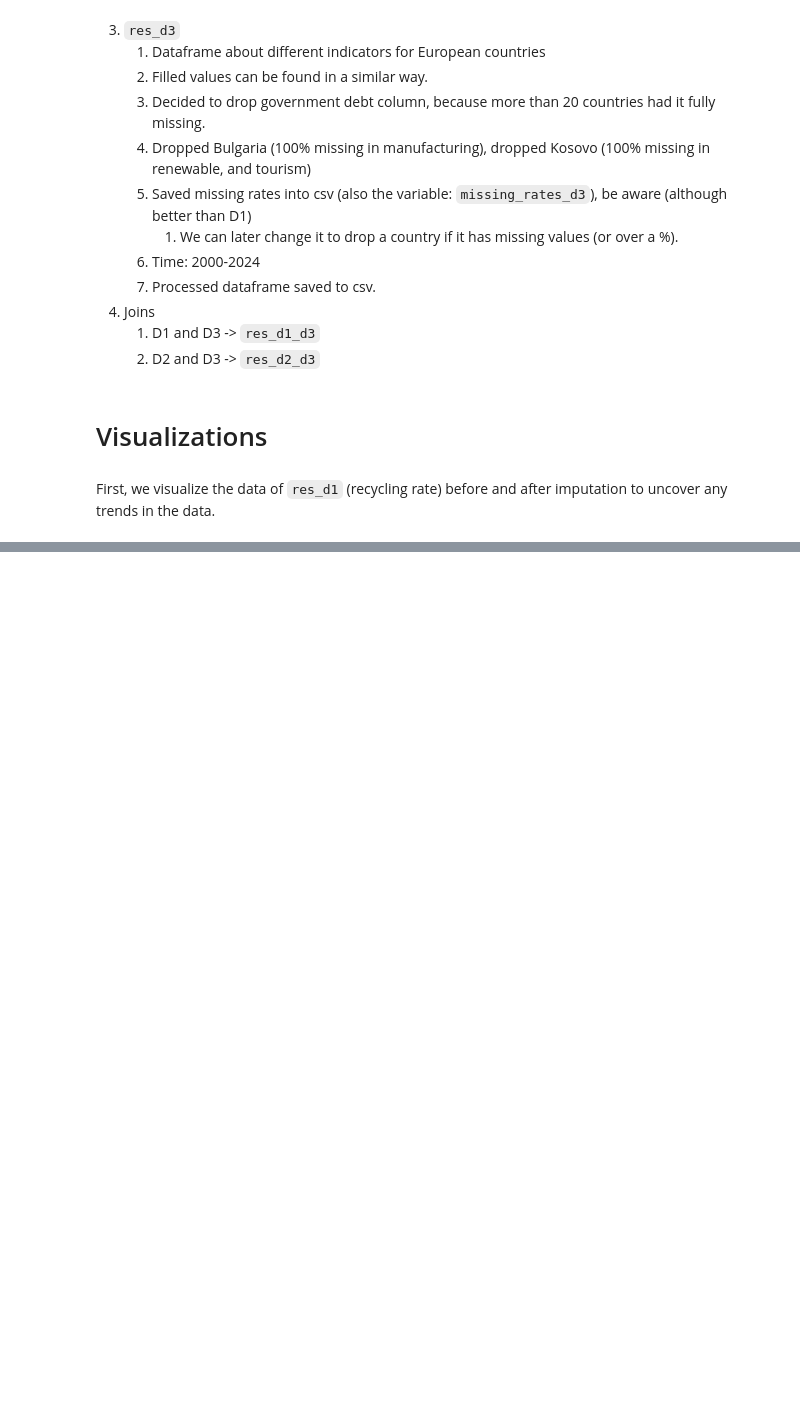
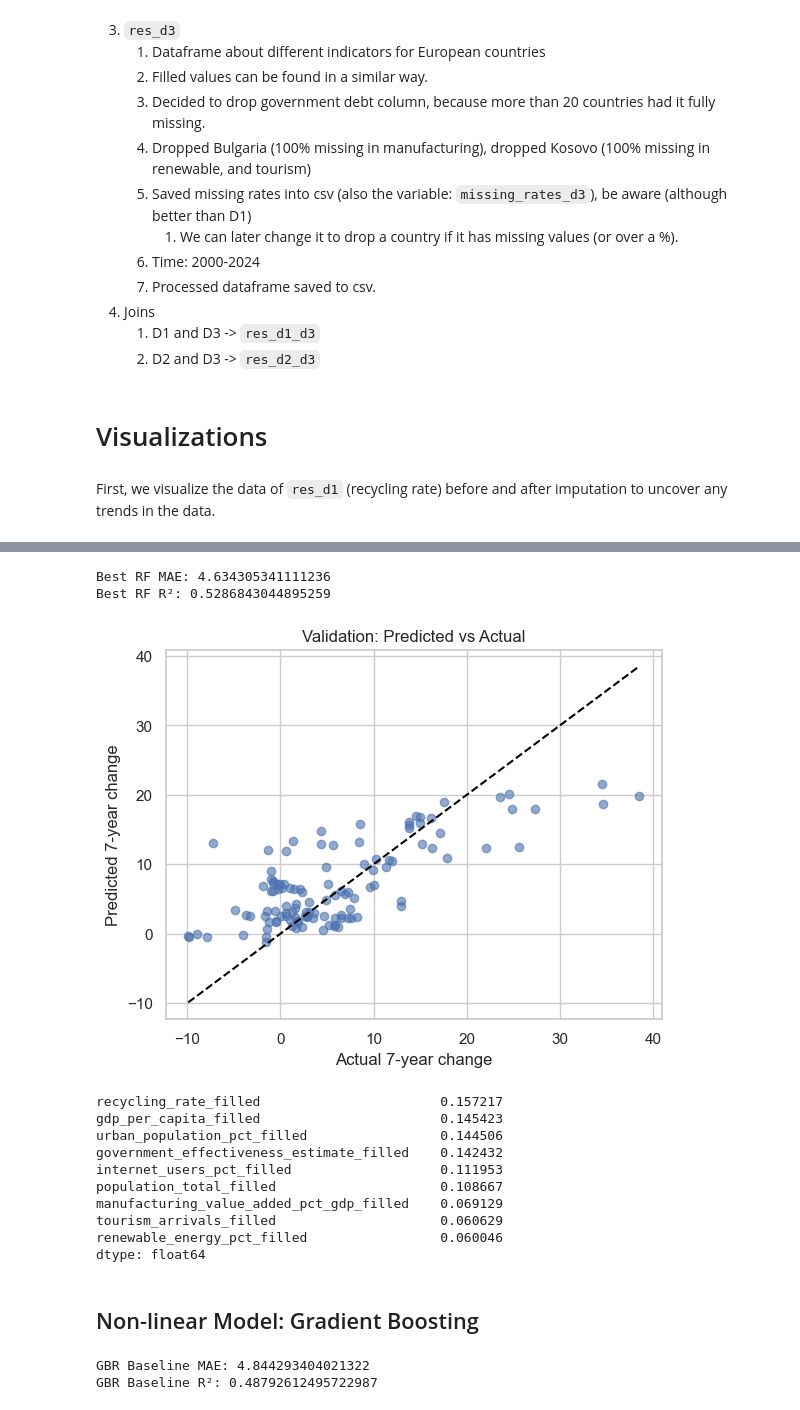
Before and after one commit to karnaukhmariia/recycling-in-europe, a Jupyter notebook: notebook.ipynb, the cells around one changed output, grey strips where cells are left out. Cells and saved outputs as stored; diff of their text form; code cells hidden in the pictures; blank space fills up the shorter version.

```diff
--- a/notebook.ipynb
+++ b/notebook.ipynb
@@ -707,0 +1374,8 @@ plt.show()
+# %%
+# Define basline RF model
+rf_model = RandomForestRegressor(n_estimators=500, random_state=42)
+
+rf_mae, rf_r2, _, _ = evaluate_model(rf_model, X_train, y_train, X_val, y_val)
+
+print("RF Baseline MAE:", rf_mae)
+print("RF Baseline R²:", rf_r2)
@@ -707,0 +1433,59 @@ plt.show()
+# %%
+# Investigate best performing RF model (MAE, R2 & Importances)
+best_rf = RandomForestRegressor(
+    n_estimators=rf_results.iloc[0]["n_estimators"],
+    max_depth=cast_int_or_none(rf_results.iloc[0]["max_depth"]),
+    min_samples_leaf=rf_results.iloc[0]["min_samples_leaf"],
+    min_samples_split=rf_results.iloc[0]["min_samples_split"],
+    max_features=rf_results.iloc[0]["max_features"],
+    random_state=42,
+)
+
+best_rf_mae, best_rf_r2, best_rf, best_rf_preds = evaluate_model(best_rf, X_train, y_train, X_val, y_val)
+
+print("Best RF MAE:", best_rf_mae)
+print("Best RF R²:", best_rf_r2)
+
+plt.scatter(y_val, best_rf_preds, alpha=0.6)
+plt.plot([y_val.min(), y_val.max()],
+         [y_val.min(), y_val.max()],
+         "--", color="black")
+plt.xlabel("Actual 7-year change")
+plt.ylabel("Predicted 7-year change")
+plt.title("Validation: Predicted vs Actual")
+plt.show()
+
+importances = pd.Series(best_rf.feature_importances_, index=feature_cols).sort_values(ascending=False)
+print(importances)
+# %% [output]
+Best RF MAE: 4.634305341111236
+Best RF R²: 0.5286843044895259
+[figure, added]
+recycling_rate_filled                       0.157217
+gdp_per_capita_filled                       0.145423
+urban_population_pct_filled                 0.144506
+government_effectiveness_estimate_filled    0.142432
+internet_users_pct_filled                   0.111953
+population_total_filled                     0.108667
+manufacturing_value_added_pct_gdp_filled    0.069129
+tourism_arrivals_filled                     0.060629
+renewable_energy_pct_filled                 0.060046
+dtype: float64
+# %% [markdown]
+## Non-linear Model: Gradient Boosting
+# %%
+# Define baseline Gradient Boosting model
+gbr = GradientBoostingRegressor(
+    n_estimators=500,
+    learning_rate=0.05,
+    max_depth=5,
+    random_state=42
+)
+
+gbr_mae, gbr_r2, _, _ = evaluate_model(gbr, X_train, y_train, X_val, y_val)
+
+print("GBR Baseline MAE:", gbr_mae)
+print("GBR Baseline R²:", gbr_r2)
+# %% [output]
+GBR Baseline MAE: 4.844293404021322
+GBR Baseline R²: 0.48792612495722987
```
Also changed, not shown: parts of 82 cells of this notebook.
